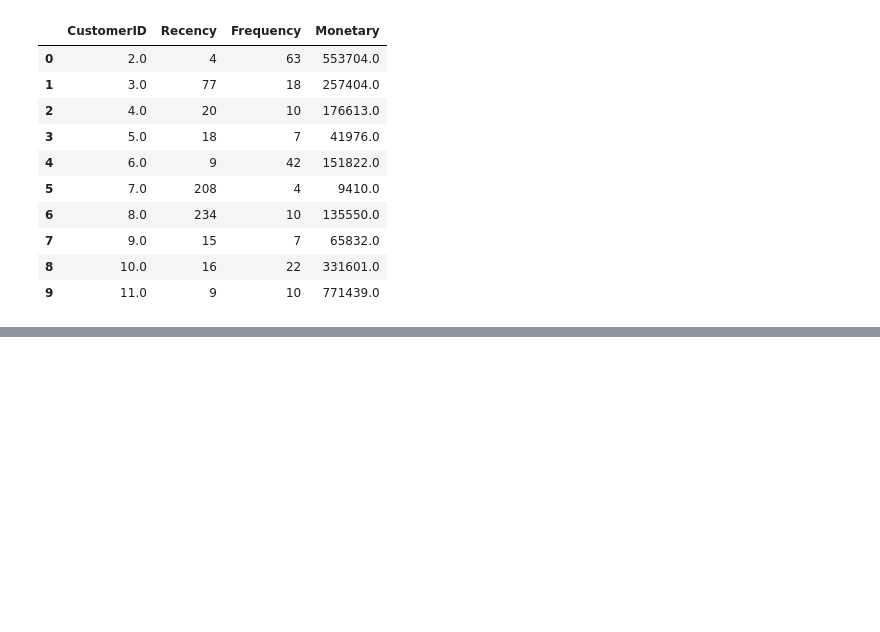
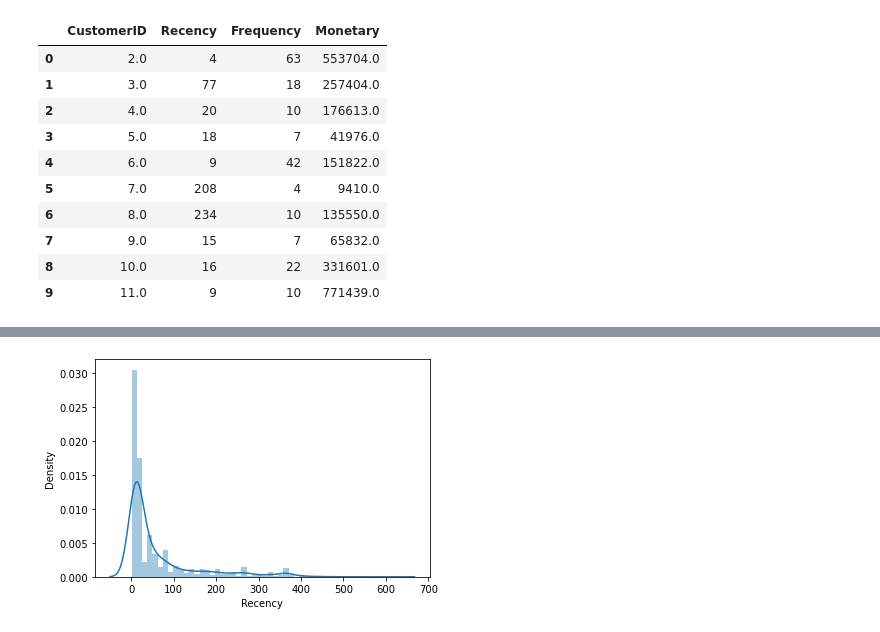
Before and after one commit to kishlay511/Projects, a Jupyter notebook: Ecommerce_Analytics.ipynb, the cells around one changed output, grey strips where cells are left out. Drawn from its saved outputs; the diff is of its cells as text; code cells hidden in the pictures; blank space fills up the shorter version.

```diff
--- a/Ecommerce_Analytics.ipynb
+++ b/Ecommerce_Analytics.ipynb
@@ -258,0 +281,5 @@ RFMScores.reset_index().head(10)
+# %%
+x = RFMScores['Recency']
+ax = sns.distplot(x)
+# %% [output]
+[figure, added]
```
Also changed, not shown: parts of 33 cells of this notebook.
